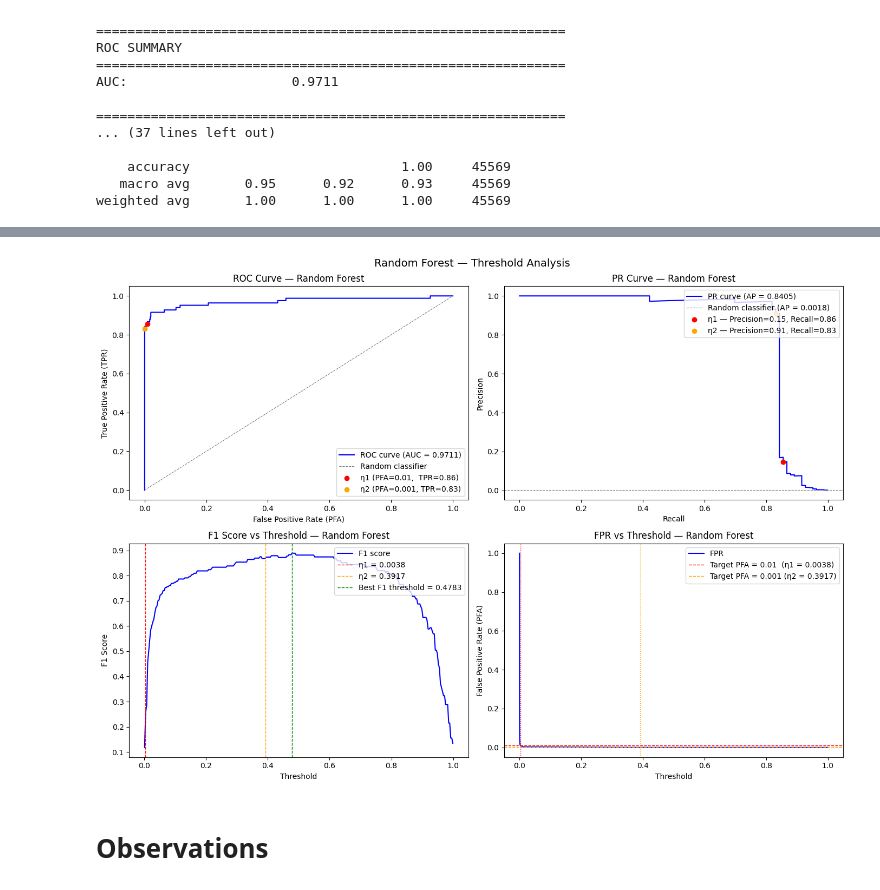
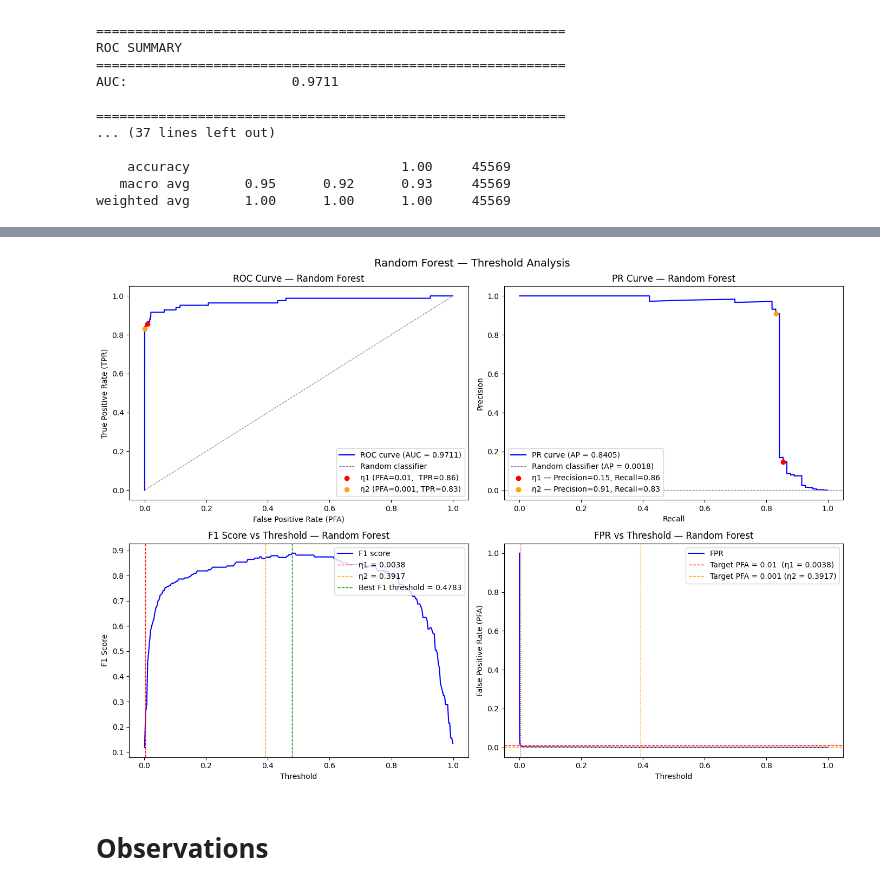
Before and after one commit to IvanCh3ung/EECE564_A3, a Jupyter notebook: A3.ipynb, the cells around one changed output, grey strips where cells are left out. Drawn from its saved outputs; the diff is of its cells as text; code cells hidden in the pictures.

```diff
--- a/A3.ipynb
+++ b/A3.ipynb
@@ -861,41 +830,41 @@ ax.scatter(recall[idx_pr2], precision[idx_pr2], color='orange', zorder=5,
 ax.set_xlabel('Recall')
 ax.set_ylabel('Precision')
 ax.set_title('PR Curve — Random Forest')
-ax.legend(loc='upper right')
+ax.legend(loc='lower left')
 
 # ── Bottom left: F1 vs threshold ──
 ax = axes[1, 0]
 thresh_range = np.linspace(0.001, 0.999, 300)
 f1_scores = [f1_score(Y_val_imb, (y_scores >= t).astype(int), zero_division=0)
              for t in thresh_range]
 best_thresh_idx = np.argmax(f1_scores)
 ax.plot(thresh_range, f1_scores, color='blue', lw=1.5, label='F1 score')
 ax.axvline(x=eta1, color='red',    linestyle='--', lw=1, label=f'η1 = {eta1:.4f}')
 ax.axvline(x=eta2, color='orange', linestyle='--', lw=1, label=f'η2 = {eta2:.4f}')
 ax.axvline(x=thresh_range[best_thresh_idx], color='green', linestyle='--', lw=1,
            label=f'Best F1 threshold = {thresh_range[best_thresh_idx]:.4f}')
 ax.set_xlabel('Threshold')
 ax.set_ylabel('F1 Score')
 ax.set_title('F1 Score vs Threshold — Random Forest')
 ax.legend(loc='upper right')
 
 # ── Bottom right: FPR vs threshold ──
 ax = axes[1, 1]
 ax.plot(thresholds[:-1], fpr[:-1], color='blue', lw=1.5, label='FPR')
 ax.axhline(y=0.01,  color='red',    linestyle='--', lw=1, label=f'Target PFA = 0.01  (η1 = {eta1:.4f})')
 ax.axhline(y=0.001, color='orange', linestyle='--', lw=1, label=f'Target PFA = 0.001 (η2 = {eta2:.4f})')
 ax.axvline(x=eta1,  color='red',    linestyle=':',  lw=1)
 ax.axvline(x=eta2,  color='orange', linestyle=':',  lw=1)
 ax.set_xlabel('Threshold')
 ax.set_ylabel('False Positive Rate (PFA)')
 ax.set_title('FPR vs Threshold — Random Forest')
 ax.legend(loc='upper right')
 
 plt.suptitle('Random Forest — Threshold Analysis', fontsize=14)
 plt.tight_layout()
 plt.show()
 # %% [output]
-[figure, old version]
+[figure, new version]
 # %% [markdown]
 # Observations
 # %% [markdown]
```
Also changed, not shown: parts of 1 cell of this notebook.
